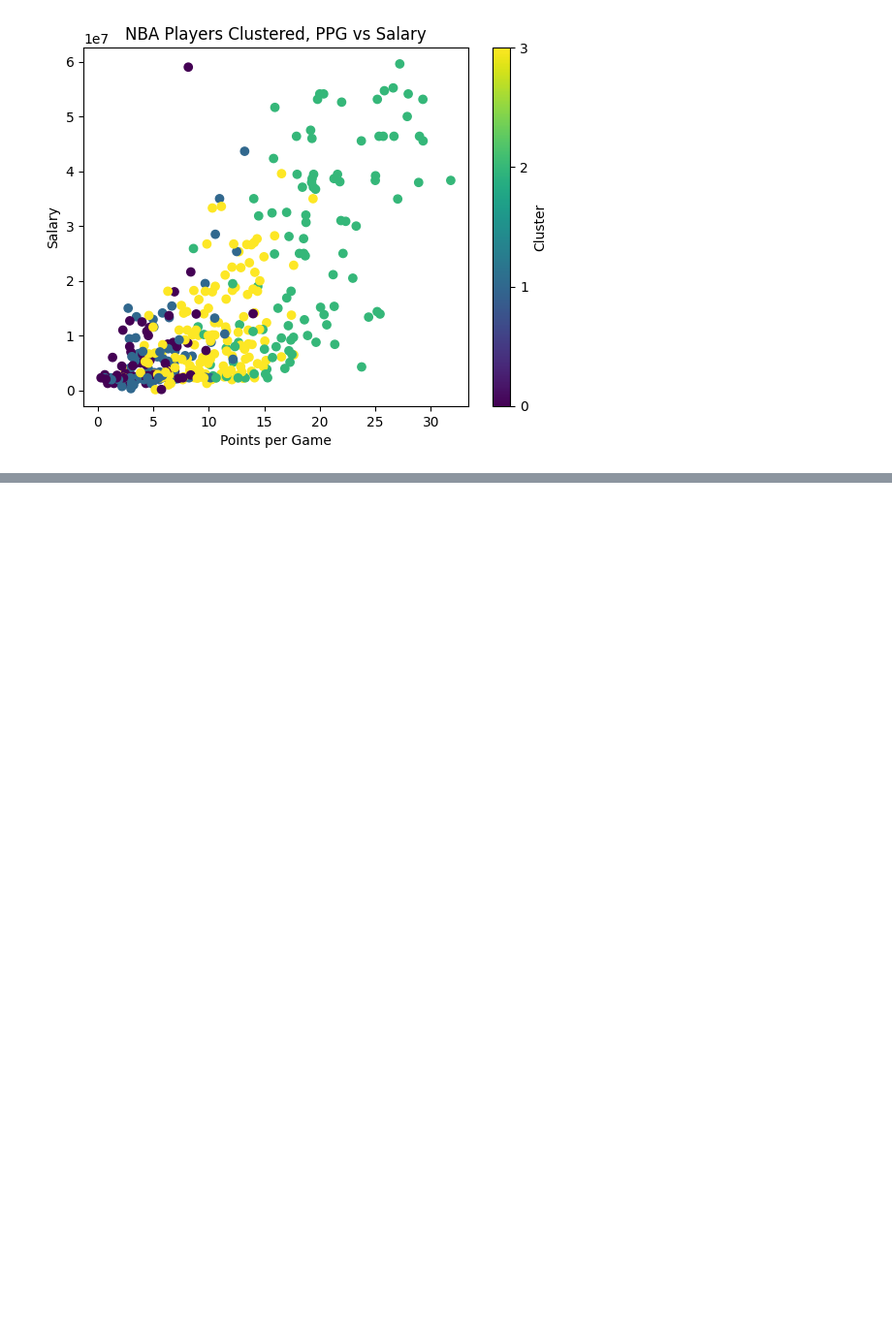
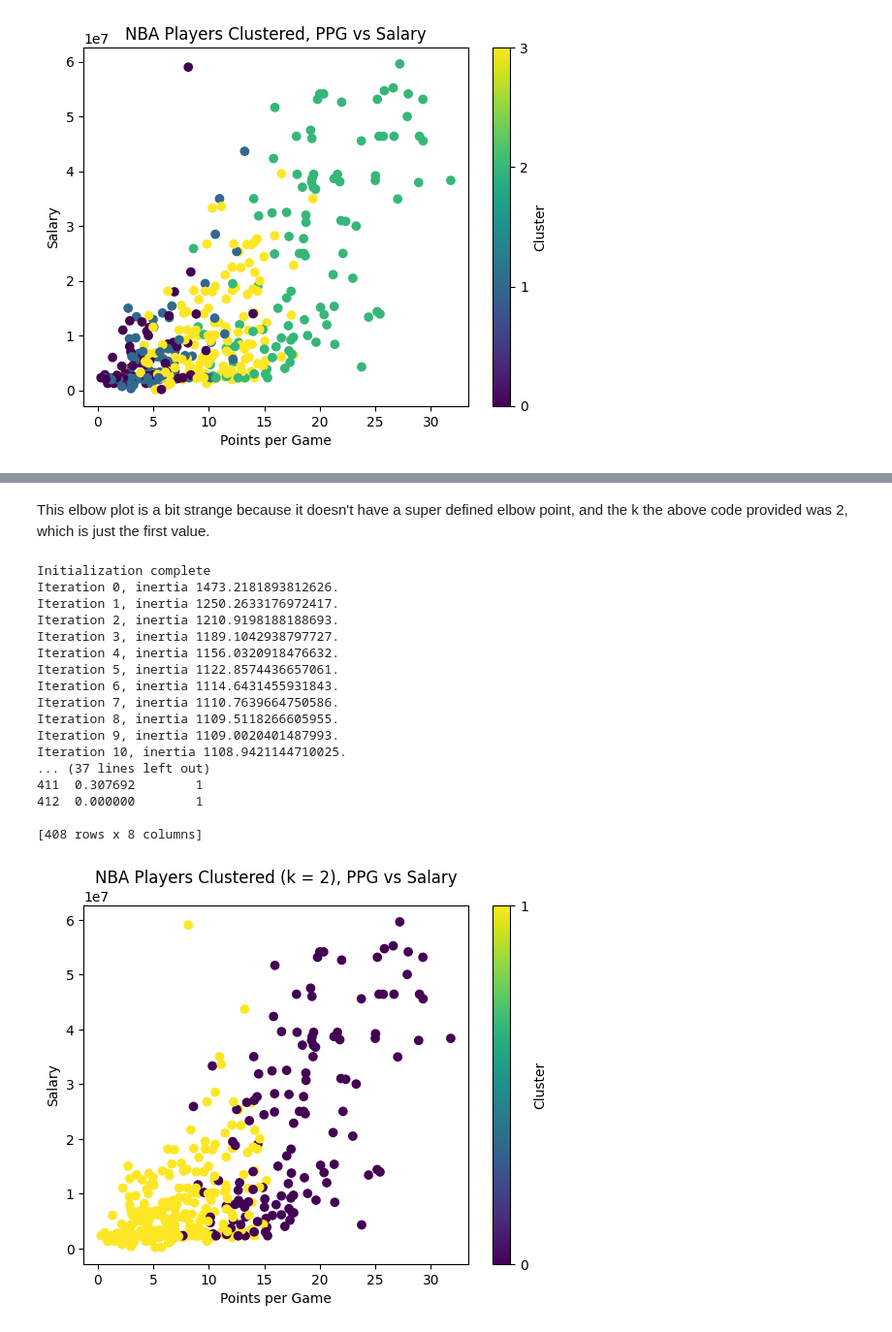
Before and after one commit to nhorton06/week_6, a Jupyter notebook: Lab-Clustering.ipynb, the cells around one changed output, grey strips where cells are left out. Shown at 97% size. Drawn from its saved outputs; the diff is of its cells as text; code cells hidden in the pictures; blank space fills up the shorter version.

```diff
--- a/Lab-Clustering.ipynb
+++ b/Lab-Clustering.ipynb
@@ -131,9 +132,9 @@ Converged at iteration 8: strict convergence.
 KMeans(n_clusters=4, random_state=42, verbose=1)
 # %%
 #View the results
-print(kmeans.labels_)
+print(kmeans4.labels_)
 
-df['cluster'] = kmeans.labels_
+df['cluster'] = kmeans4.labels_
 
 df
 # %% [output]
@@ -186,0 +218,39 @@ plt.show()
+# %% [markdown]
+This elbow plot is a bit strange because it doesn't have a super defined elbow point, and the k the above code provided was 2, which is just the first value.
+# %%
+#Use the recommended number of cluster (assuming it's different) to retrain your model and visualize the results
+
+kmeans2 = KMeans(n_clusters = 2, random_state = 42, verbose = 1)
+kmeans2.fit(X)
+
+print(kmeans2.labels_)
+
+df['cluster'] = kmeans2.labels_
+
+print(df)
+
+plt.scatter(df['PPG'], df['Salary'], c = df['cluster'])
+plt.colorbar(label = 'Cluster', ticks = [0, 1])
+plt.xlabel('Points per Game')
+plt.ylabel('Salary')
+plt.title('NBA Players Clustered (k = 2), PPG vs Salary')
+plt.show()
+# %% [output]
+Initialization complete
+Iteration 0, inertia 1473.2181893812626.
+Iteration 1, inertia 1250.2633176972417.
+Iteration 2, inertia 1210.9198188188693.
+Iteration 3, inertia 1189.1042938797727.
+Iteration 4, inertia 1156.0320918476632.
+Iteration 5, inertia 1122.8574436657061.
+Iteration 6, inertia 1114.6431455931843.
+Iteration 7, inertia 1110.7639664750586.
+Iteration 8, inertia 1109.5118266605955.
+Iteration 9, inertia 1109.0020401487993.
+Iteration 10, inertia 1108.9421144710025.
+... (37 lines left out)
+411  0.307692        1
+412  0.000000        1
+
+[408 rows x 8 columns]
+[figure, added]
```
Also changed, not shown: parts of 14 cells of this notebook.
